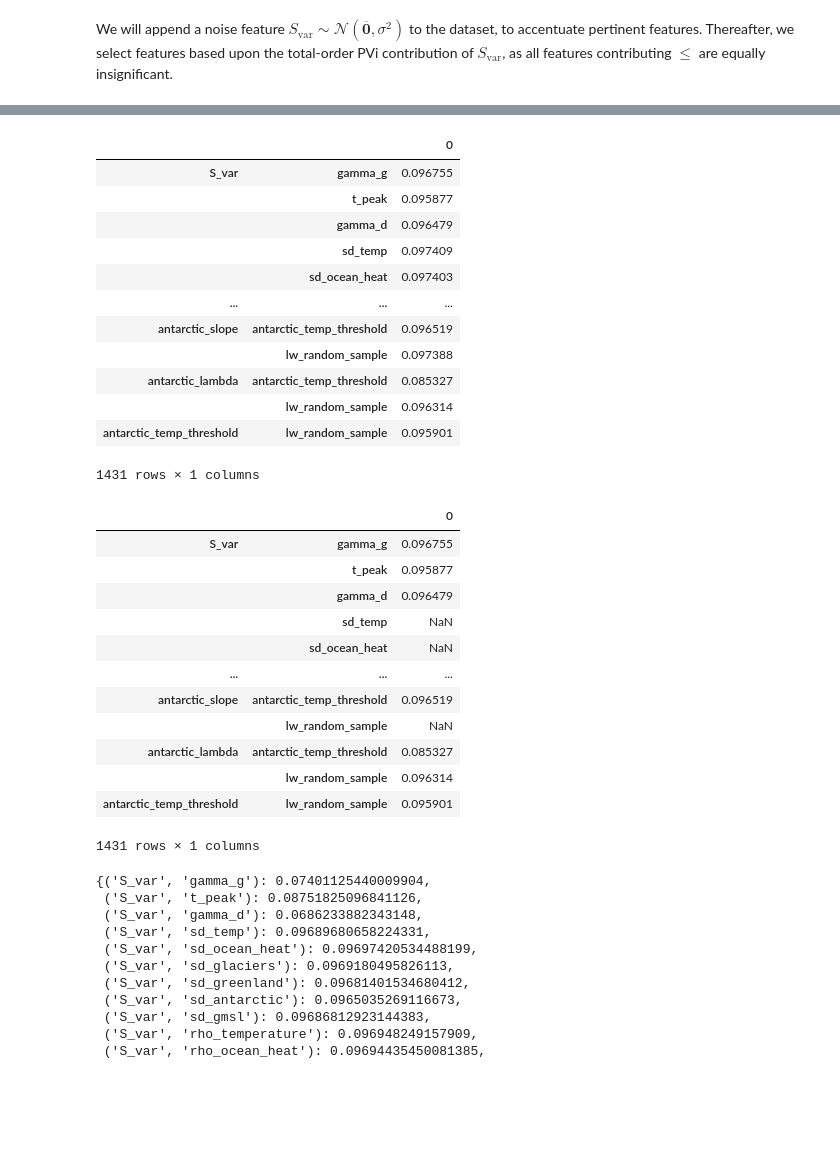
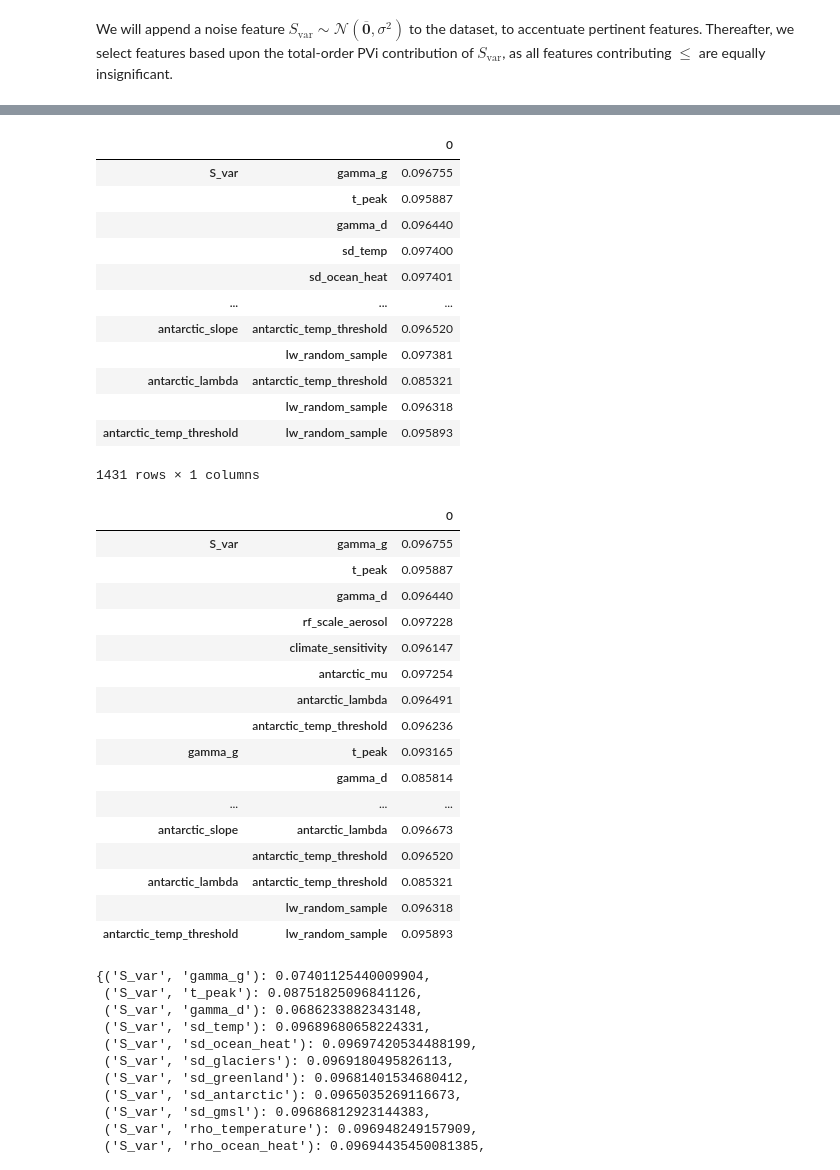
Before and after one commit to AVelaryon/Darnell-Model-, a Jupyter notebook: Darnell_Model.ipynb, the cells around one changed output, grey strips where cells are left out. Saved outputs shown, nothing was run; the diff lists cells and outputs as text; code cells hidden in the pictures; blank space fills up the shorter version.

```diff
--- a/Darnell_Model.ipynb
+++ b/Darnell_Model.ipynb
@@ -284,7 +278,7 @@ def mod_pvi2(data: np.ndarray[float], y_true: np.ndarray[float], f: callable,*,S
     for (cat1,col1),(cat2, col2) in it.combinations(npv_columns.items(), r=2):
         col = col1+col2
         d = rolled_data.copy()
-        d[col] = data[col]
+        d[col] = data[col].to_numpy()
         y_pred = f(d)
         S_cat1 = S_I[cat1]
         S_cat2 = S_I[cat2]
@@ -730,35 +779,40 @@ PIK
 # %% [output]
 |  |  | 0 |
 | S_var | gamma_g | 0.096755 |
-|  | t_peak | 0.095877 |
-|  | gamma_d | 0.096479 |
-|  | sd_temp | 0.097409 |
-|  | sd_ocean_heat | 0.097403 |
+|  | t_peak | 0.095887 |
+|  | gamma_d | 0.096440 |
+|  | sd_temp | 0.097400 |
+|  | sd_ocean_heat | 0.097401 |
 | ... | ... | ... |
-| antarctic_slope | antarctic_temp_threshold | 0.096519 |
-|  | lw_random_sample | 0.097388 |
-| antarctic_lambda | antarctic_temp_threshold | 0.085327 |
-|  | lw_random_sample | 0.096314 |
-| antarctic_temp_threshold | lw_random_sample | 0.095901 |
+| antarctic_slope | antarctic_temp_threshold | 0.096520 |
+|  | lw_random_sample | 0.097381 |
+| antarctic_lambda | antarctic_temp_threshold | 0.085321 |
+|  | lw_random_sample | 0.096318 |
+| antarctic_temp_threshold | lw_random_sample | 0.095893 |
 1431 rows × 1 columns
 # %%
 PIK.to_excel(r"C:\Users\dwigh\OneDrive\Desktop\Emissions Uncertainty on Antarctic Instability\PVi_model_measures\Second_Order_PVI.xlsx")
 # %%
-PIK[PIK<PIK.loc['S_var'].mean()]
+pd.set_option('display.max_rows', 2000)
+PIK[PIK<PIK.loc['S_var'].mean()].dropna(axis=0)
 # %% [output]
 |  |  | 0 |
 | S_var | gamma_g | 0.096755 |
-|  | t_peak | 0.095877 |
-|  | gamma_d | 0.096479 |
-|  | sd_temp | NaN |
-|  | sd_ocean_heat | NaN |
+|  | t_peak | 0.095887 |
+|  | gamma_d | 0.096440 |
+|  | rf_scale_aerosol | 0.097228 |
+|  | climate_sensitivity | 0.096147 |
+|  | antarctic_mu | 0.097254 |
+|  | antarctic_lambda | 0.096491 |
+|  | antarctic_temp_threshold | 0.096236 |
+| gamma_g | t_peak | 0.093165 |
+|  | gamma_d | 0.085814 |
 | ... | ... | ... |
-| antarctic_slope | antarctic_temp_threshold | 0.096519 |
-|  | lw_random_sample | NaN |
-| antarctic_lambda | antarctic_temp_threshold | 0.085327 |
-|  | lw_random_sample | 0.096314 |
-| antarctic_temp_threshold | lw_random_sample | 0.095901 |
+| antarctic_slope | antarctic_lambda | 0.096673 |
+|  | antarctic_temp_threshold | 0.096520 |
+| antarctic_lambda | antarctic_temp_threshold | 0.085321 |
+|  | lw_random_sample | 0.096318 |
+| antarctic_temp_threshold | lw_random_sample | 0.095893 |
-1431 rows × 1 columns
 # %%
 innerik = PIK.to_dict()[0]
 innerik
```
Also changed, not shown: parts of 13 cells of this notebook.
